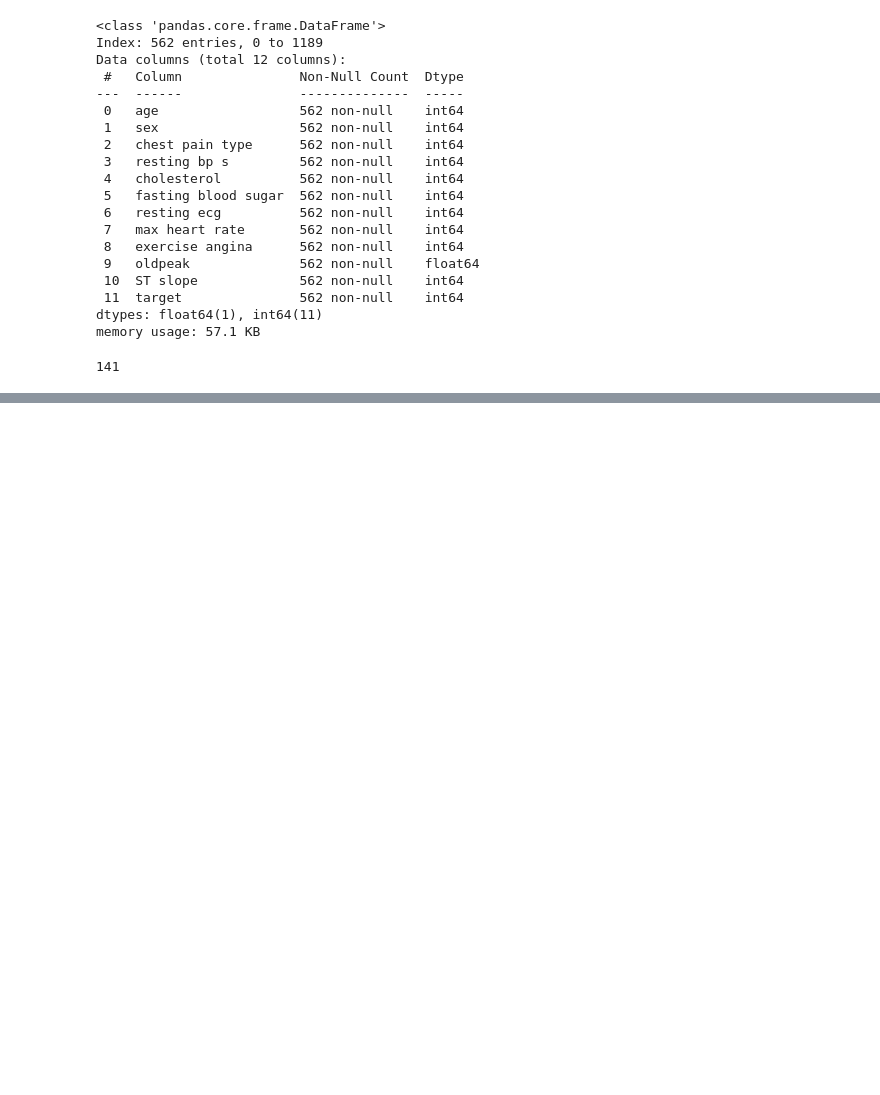
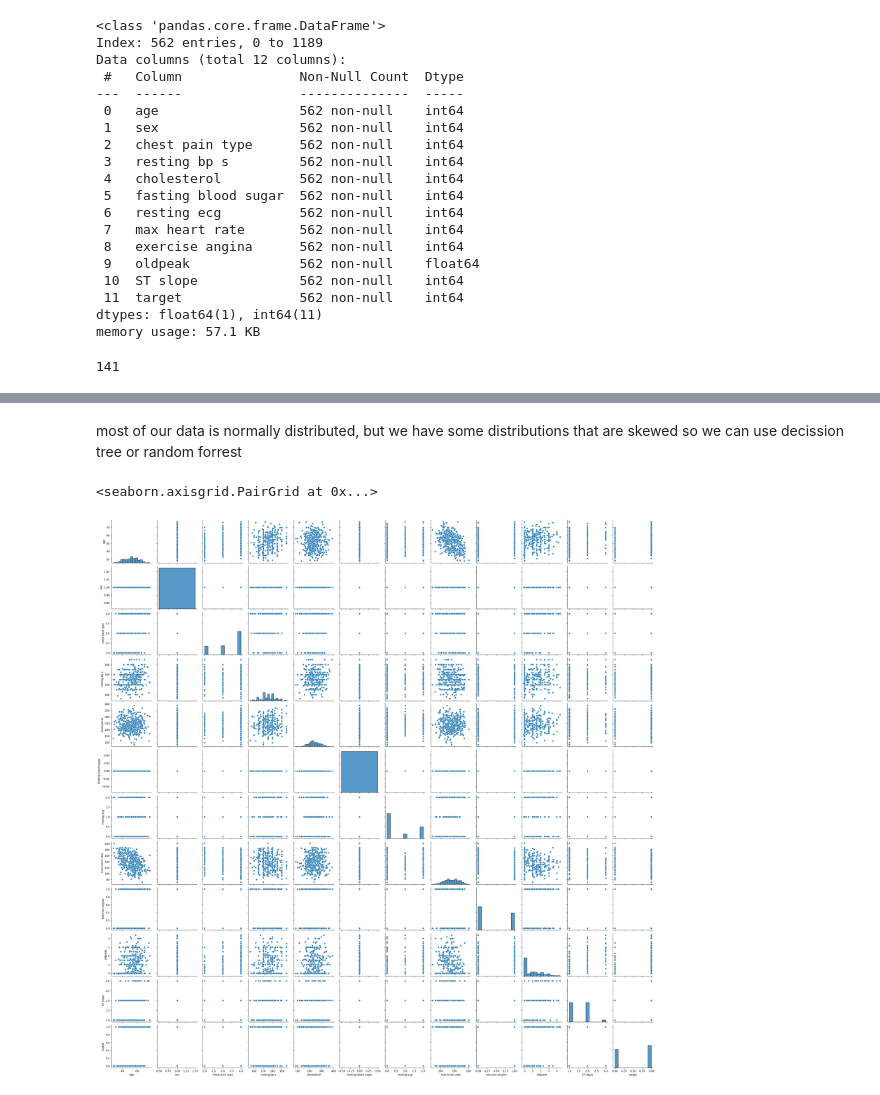
Before and after one commit to mferdinandr/heart-failure-prob, a Jupyter notebook: file.ipynb, the cells around one changed output, grey strips where cells are left out. Cells and saved outputs as stored; diff of their text form; code cells hidden in the pictures; blank space fills up the shorter version.

```diff
--- a/file.ipynb
+++ b/file.ipynb
@@ -112,0 +139,8 @@ df.duplicated().sum() # Since we don't have much data, just leave it duplicated
+# %% [markdown]
+most of our data is normally distributed, but we have some distributions that are skewed so we can use decission tree or random forrest
+# %%
+# Multivariate Analysis
+sns.pairplot(df)
+# %% [output]
+<seaborn.axisgrid.PairGrid at 0x...>
+[figure, added]
```
Also changed, not shown: parts of 4 cells of this notebook.
